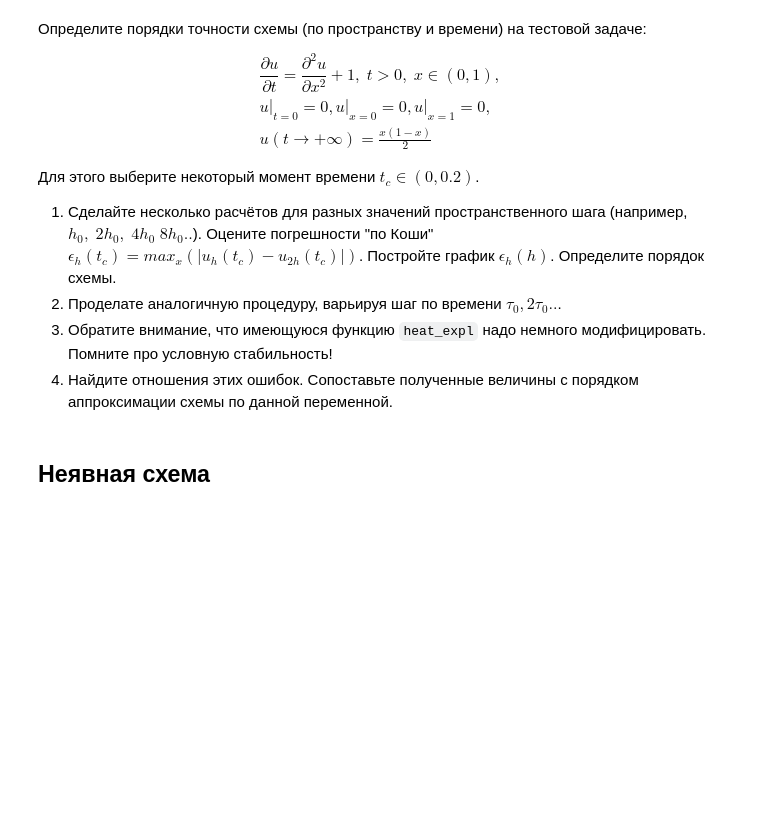
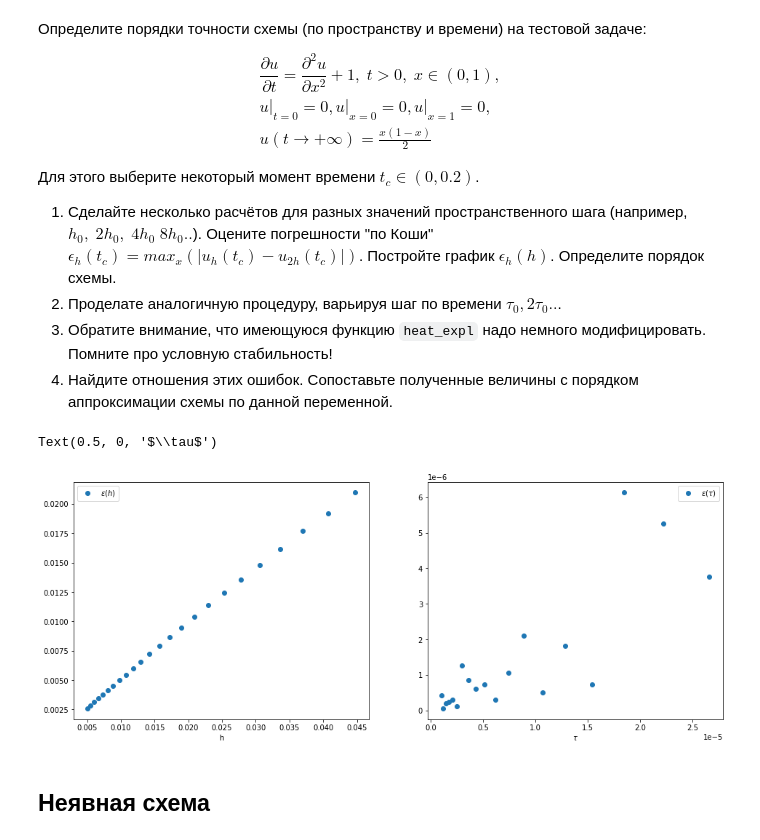
Before and after one commit to nazar-si/calc-phys, a Jupyter notebook: diffusion_eq.ipynb, the cells around one changed output. Saved outputs shown, nothing was run; the diff lists cells and outputs as text; code cells hidden in the pictures; blank space fills up the shorter version.

```diff
--- a/diffusion_eq.ipynb
+++ b/diffusion_eq.ipynb
@@ -296,40 +296,45 @@ def max_diff(arr1, arr2):
     m = 0
     for i in range(len(arr1)):
         val = abs(arr1[i] - interpol(arr2, i / len(arr1)))
         m = max(m, val)
     for i in range(len(arr2)):
         val = abs(arr2[i] - interpol(arr1, i / len(arr2)))
         m = max(m, val)
     return m
 
 for i in range(25):
     _, next = heat_expl(init=zero, bound1=zero, bound2=zero, alpha=1, lx=1, q=lambda x,y: 0, f=lambda x,y:1, h=h_0 * coef ** i, tau=tau, stop=stop)
     if (done):
         hs.append(h_0 * coef ** (i - 1))
         e_hs.append(max_diff(next, previous))
     done = True
     previous = next
 
 fig, ax = plt.subplots(1, 2, figsize=(16, 6))
 ax[0].plot(hs, e_hs, "o", label="$\\varepsilon(h)$")
 ax[0].legend()
+ax[0].set_xlabel("h")
 
 e_ts = []
 ts = []
 done = False
 previous = None
-for i in range(32):
-    # немного руками подобрал момент расхождения
-    t = tau * 1.02 ** i
-    _, next = heat_expl(init=zero, bound1=zero, bound2=zero, alpha=1, lx=1, q=lambda x,y: 0, f=lambda x,y:1, h=0.01, tau=t, stop=stop)
+stop=lambda t: t > 0.1 # функция остановки
+for i in range(20):
+    t = tau * 1.2 ** i / 10
+    _, next = heat_expl(init=zero, bound1=zero, bound2=zero, alpha=1, lx=1, q=lambda x,y: 0, f=lambda x,y:1, h=0.02, tau=t, stop=stop)
     if (done):
-        ts.append(t / 1.02)
-        e_ts.append(max_diff(next, previous))
+        e_ts.append(np.max(np.abs(next - previous)))
+    ts.append(t)
     done = True
     previous = next
 
-ax[1].plot(ts, e_ts, "o", label="$\\varepsilon(\\tau)$")
+ax[1].plot(ts[:-1], e_ts, "o", label="$\\varepsilon(\\tau)$")
 ax[1].legend()
+ax[1].set_xlabel("$\\tau$")
+# %% [output]
+Text(0.5, 0, '$\\tau$')
+[figure, added]
 # %% [markdown]
 ## Неявная схема
 # %% [markdown]
```
Also changed, not shown: 1 other file.
